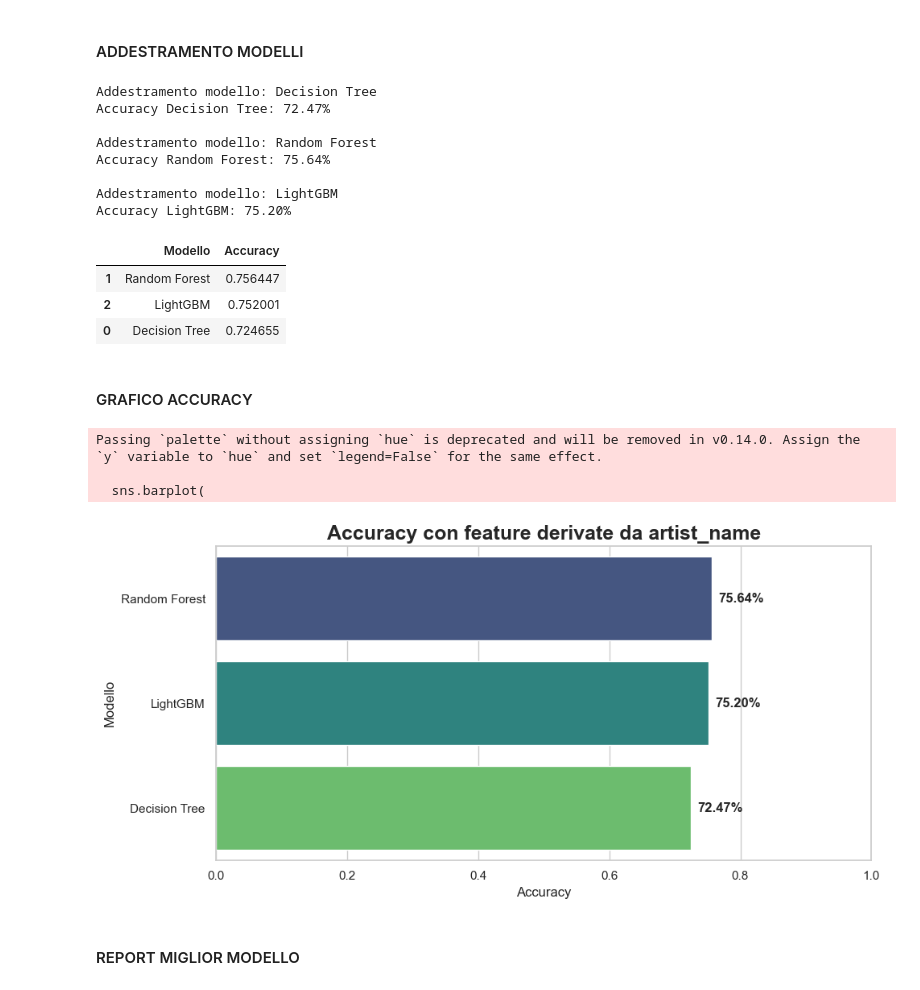
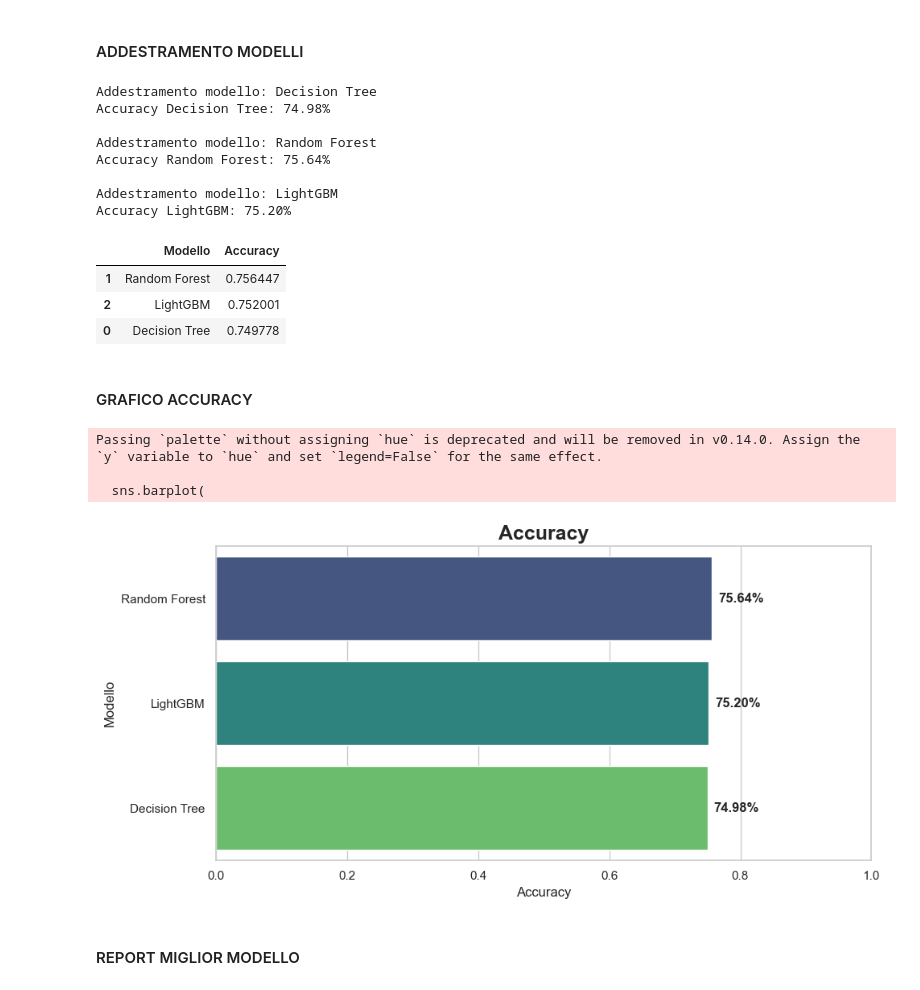
Before and after one commit to lunazenon/ClassificazioneGeneriMusicali, a Jupyter notebook: classificazione_generi_musicali.ipynb, the cells around one changed output. Saved outputs shown, nothing was run; the diff lists cells and outputs as text; code cells hidden in the pictures.

```diff
--- a/classificazione_generi_musicali.ipynb
+++ b/classificazione_generi_musicali.ipynb
@@ -658,14 +664,14 @@ Shape test: (8996, 22)
 # %% [markdown]
 #### ADDESTRAMENTO MODELLI
 # %%
+from sklearn.tree import DecisionTreeClassifier
 
 modelli = {
-    "Decision Tree": RandomForestClassifier(
-        n_estimators=1,
-        max_depth=20,
-        random_state=42,
-        n_jobs=-1
+    "Decision Tree": DecisionTreeClassifier(
+    max_depth=20,
+    random_state=42
     ),
+
 
     "Random Forest": RandomForestClassifier(
         n_estimators=50,
@@ -715,7 +721,7 @@ risultati_df = pd.DataFrame({
 display(risultati_df)
 # %% [output]
 Addestramento modello: Decision Tree
-Accuracy Decision Tree: 72.47%
+Accuracy Decision Tree: 74.98%
 
 Addestramento modello: Random Forest
 Accuracy Random Forest: 75.64%
@@ -725,7 +731,7 @@ Accuracy LightGBM: 75.20%
 |  | Modello | Accuracy |
 | 1 | Random Forest | 0.756447 |
 | 2 | LightGBM | 0.752001 |
-| 0 | Decision Tree | 0.724655 |
+| 0 | Decision Tree | 0.749778 |
 # %% [markdown]
 #### GRAFICO ACCURACY
 # %%
@@ -736,35 +742,35 @@ sns.barplot(
     data=risultati_df,
     x="Accuracy",
     y="Modello",
     palette="viridis"
 )
 
 plt.title(
-    "Accuracy con feature derivate da artist_name",
+    "Accuracy",
     fontsize=18,
     fontweight="bold"
 )
 
 plt.xlabel("Accuracy")
 plt.ylabel("Modello")
 plt.xlim(0, 1)
 
 for i, valore in enumerate(risultati_df["Accuracy"]):
     plt.text(
         valore + 0.01,
         i,
         f"{valore:.2%}",
         va="center",
         fontweight="bold"
     )
 
 plt.tight_layout()
 plt.show()
 # %% [output]
 Passing `palette` without assigning `hue` is deprecated and will be removed in v0.14.0. Assign the `y` variable to `hue` and set `legend=False` for the same effect.
 
   sns.barplot(
-[figure, old version]
+[figure, new version]
 # %% [markdown]
 #### REPORT MIGLIOR MODELLO
 # %%
```
Also changed, not shown: parts of 2 cells of this notebook.
